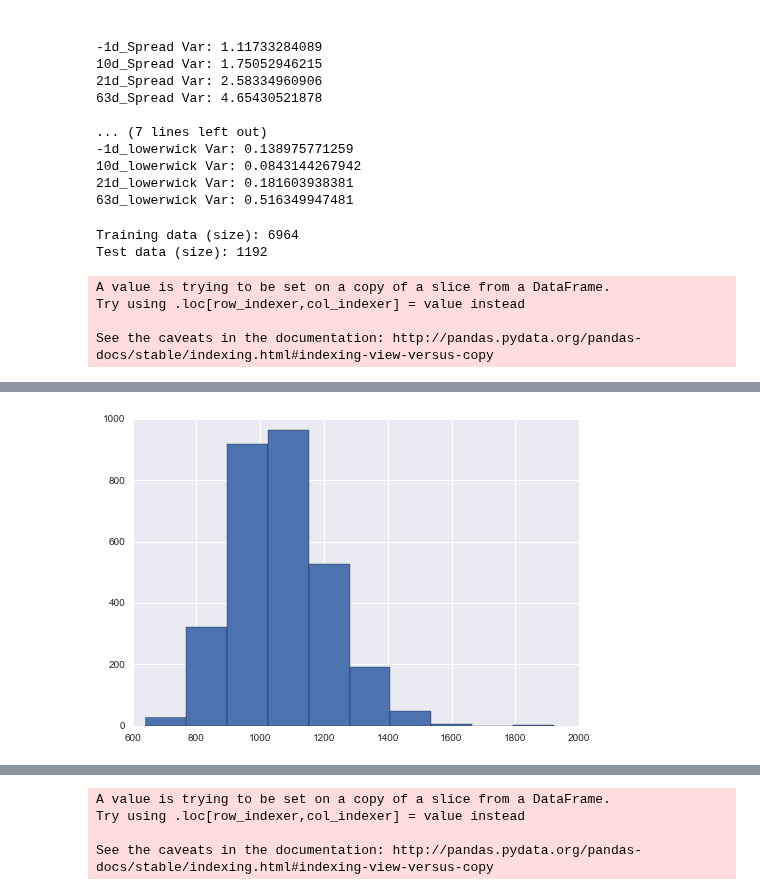
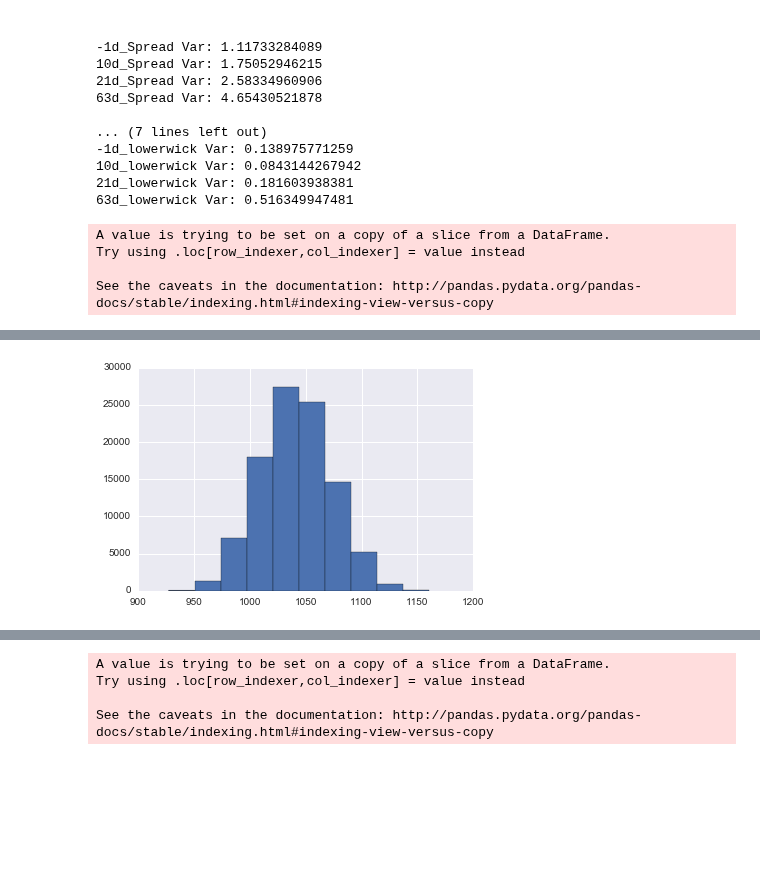
Before and after one commit to savourylie/Stock-Price-Forecaster, a Jupyter notebook: TradingBot/TradingBot.ipynb, the cells around one changed output, grey strips where cells are left out. Cells and saved outputs as stored; diff of their text form; code cells hidden in the pictures; blank space fills up the shorter version.

```diff
--- a/TradingBot/TradingBot.ipynb
+++ b/TradingBot/TradingBot.ipynb
@@ -729,12 +982,3 @@ print("63d_lowerwick Var: {}".format(np.var(dfMain['63d_lowerwick'])))
 10d_lowerwick Var: 0.0843144267942
 21d_lowerwick Var: 0.181603938381
 63d_lowerwick Var: 0.516349947481
-# %%
-data_train = dfMain[:datetime(2011, 12, 31)]
-data_test = dfMain[datetime(2012, 1, 1):]
-
-print("Training data (size): {}".format(len(data_train)))
-print("Test data (size): {}".format(len(data_test)))
-# %% [output]
-Training data (size): 6964
-Test data (size): 1192
@@ -797,18 +1038,13 @@ class MonkeyBot:
         for i in range(iters):
             self.env['Monkey PV'] = self.env['Trade Price'].apply(self.make_decision)
             self.pv_history_list.append(self.env.ix[-1, 'Monkey PV'] + self.cash)
-
-#             for index, row in self.env.iterrows():
-#                 self.make_decision(self.env.ix[index, 'Trade Price'])
-
-#             self.pv_history_list.append(self.pv)
             self.reset()
         print("Monkey: {0} times simulation took {1} seconds".format(iters, time.time() - start_time))
 
-monkey = MonkeyBot(data_full.iloc[7718:])
+monkey = MonkeyBot(data_full.ix[datetime(2016, 7, 1):, :])
 
 start_time = time.time()
-iters = 3000
+iters = 100000
 
 monkey.simulate(iters)
 plt.hist(monkey.pv_history_list)
@@ -849,4 +1085,4 @@ Monkey: 3000 times simulation took 203.974920988 seconds
-[figure, old version]
+[figure, new version]
 # %%
 plt.hist(monkey.pv_history_list, bins=50)
 # %% [output]
```
Also changed, not shown: parts of 33 cells of this notebook, 6 other files.
